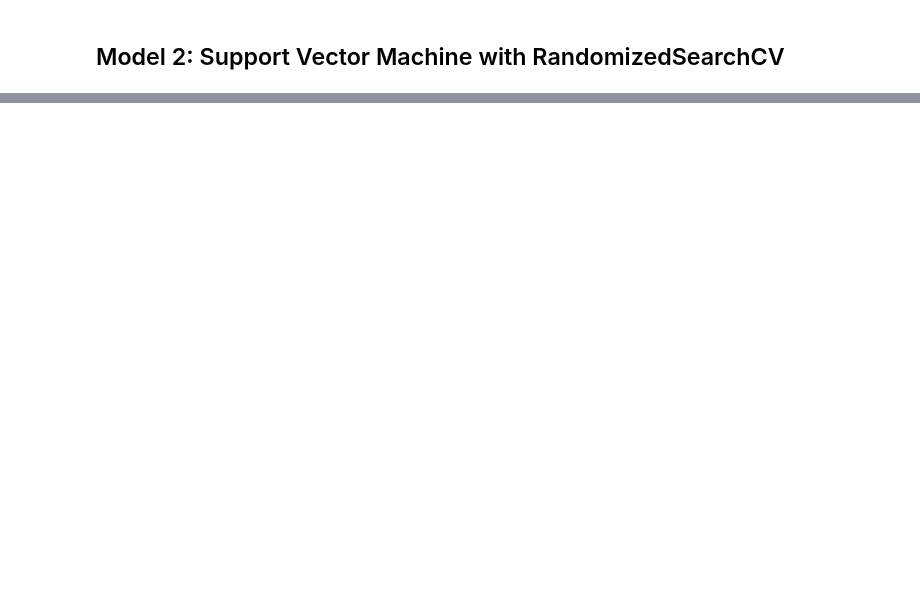
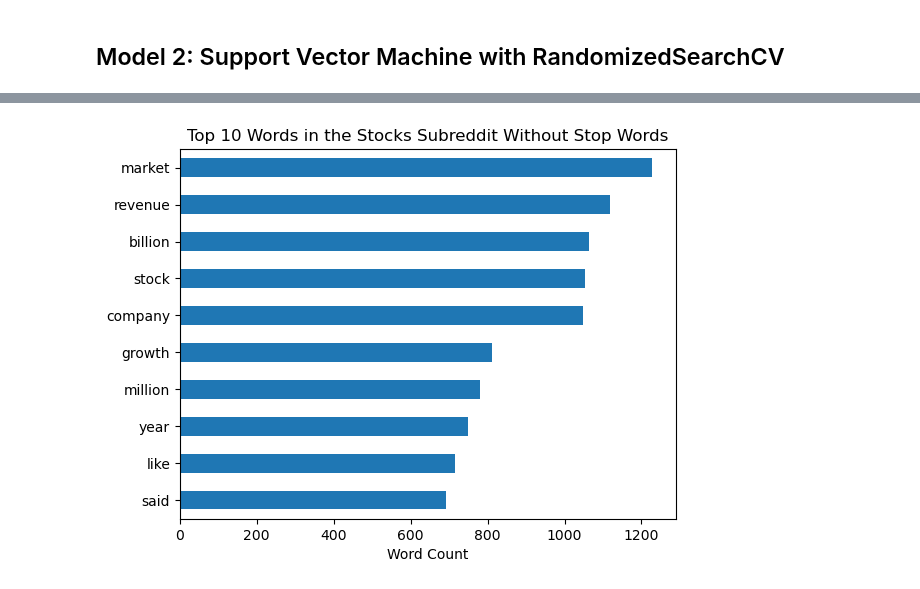
Before and after one commit to grahamjh99/Project-2-Subreddit-Classification, a Jupyter notebook: Project 3 Graham.ipynb, the cells around one changed output, grey strips where cells are left out. Cells and saved outputs as stored; diff of their text form; code cells hidden in the pictures; blank space fills up the shorter version.

```diff
--- a/Project 3 Graham.ipynb
+++ b/Project 3 Graham.ipynb
@@ -379,0 +364,36 @@ Test Accuracy: 0.9654545454545455
+# %%
+# Function to remove URLs and other puncuation
+def clean_text(text):
+    # Remove URLs
+    text = re.sub(r'http[s]?://\S+|www\.\S+', '', text)
+    # Remove punctuation and special characters (except for spaces and letters/numbers)
+    text = re.sub(r'[^\w\s]', '', text)  # This removes everything except alphanumeric characters and spaces
+    return text
+
+# Apply the clean_text removal function to the text columns
+stocks_text_cleaned = stocks['title'].str.lower() + " " + stocks['self_text'].str.lower()
+stocks_text_cleaned = stocks_text_cleaned.apply(clean_text)
+
+# Now apply CountVectorizer on the cleaned text
+cvec_stocks = CountVectorizer(stop_words='english')
+cvec_stocks_matrix = cvec_stocks.fit_transform(stocks_text_cleaned)
+
+# Sum the word counts for each word across all documents
+word_counts = cvec_stocks_matrix.sum(axis=0).A1  # Convert to a 1D array using .A1
+
+# Create a DataFrame with word counts
+stocks_word_counts_df = pd.DataFrame(
+    list(zip(cvec_stocks.get_feature_names_out(), word_counts)),
+    columns=['word', 'count']
+)
+
+# Sort by count in descending order and plot the top 10 words
+ax = stocks_word_counts_df.sort_values(by='count', ascending=False).head(10).plot(kind='barh', x='word')
+plt.xlabel('Word Count')
+plt.title('Top 10 Words in the Stocks Subreddit Without Stop Words')
+ax.legend().set_visible(False)  # Remove the legend
+ax.set_ylabel('')  # Remove the y-axis label
+plt.gca().invert_yaxis(); # Invert y-axis to show the most frequent word at the top
+plt.savefig('./Images/Top 10 Words Stocks')
+# %% [output]
+[figure, added]
```
Also changed, not shown: parts of 19 cells of this notebook, 10 other files.
